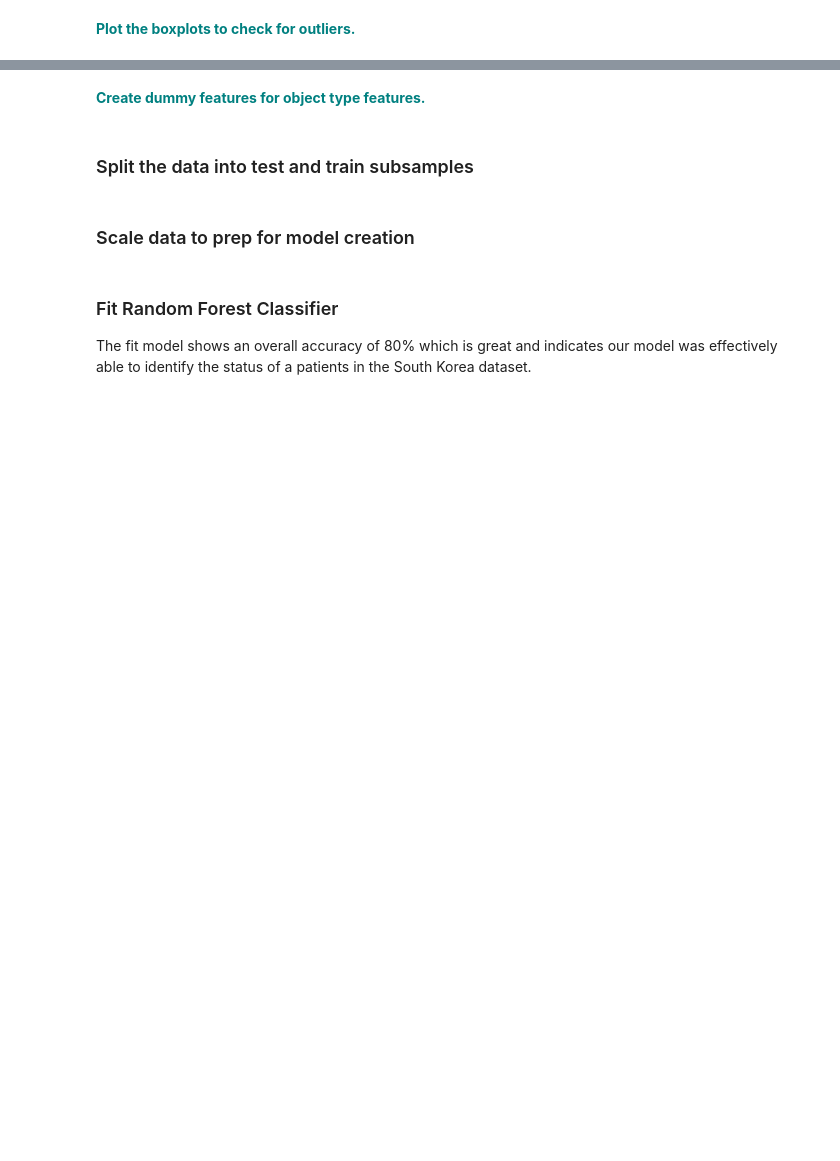
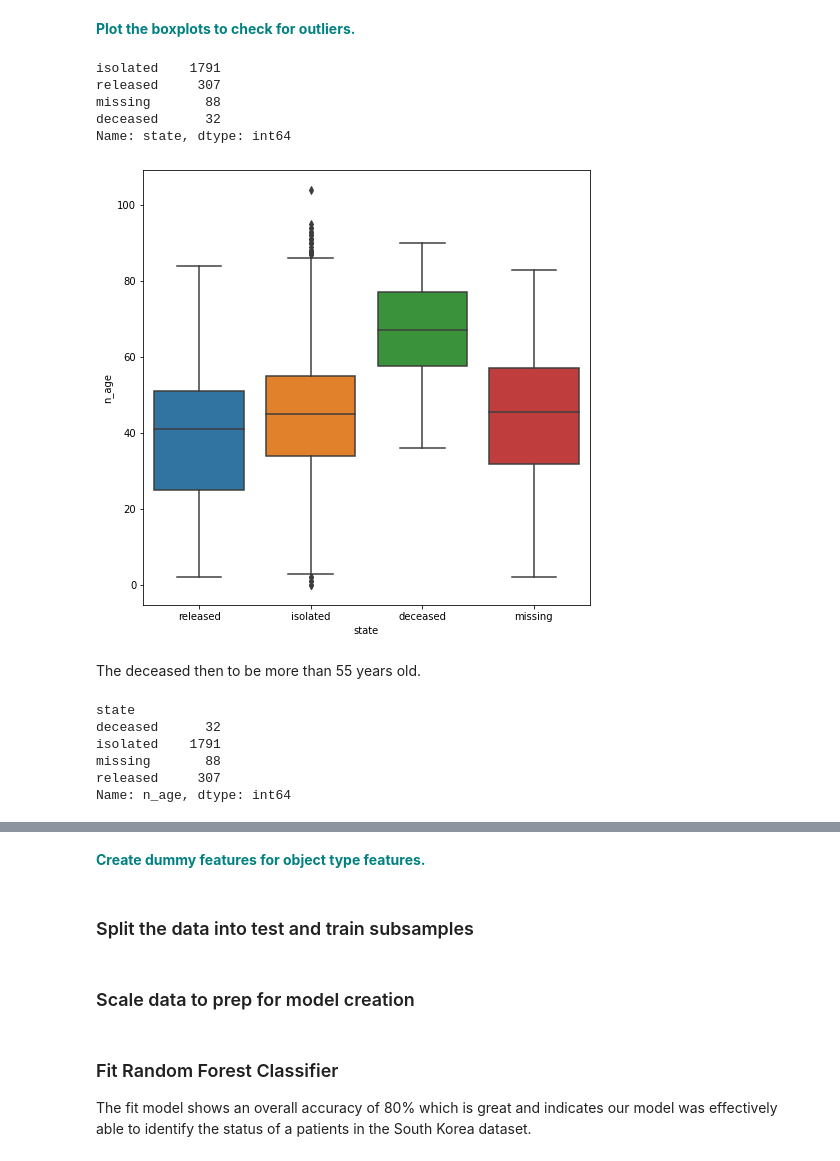
Before and after one commit to RafaelPinto/springboard, a Jupyter notebook: 1593492590_RandomForest_Covid_Case_Study_06302020/RandomForest Covid Case Study_06302020/RandomForest_casestudy_covid19.ipynb, the cells around one changed output, grey strips where cells are left out. Drawn from its saved outputs; the diff is of its cells as text; code cells hidden in the pictures; blank space fills up the shorter version.

```diff
--- a/1593492590_RandomForest_Covid_Case_Study_06302020/RandomForest Covid Case Study_06302020/RandomForest_casestudy_covid19.ipynb
+++ b/1593492590_RandomForest_Covid_Case_Study_06302020/RandomForest Covid Case Study_06302020/RandomForest_casestudy_covid19.ipynb
@@ -131,2 +481,26 @@ vn
 # %% [markdown]
 **<font color='teal'> Plot the boxplots to check for outliers. </font>**
+# %%
+df['state'].value_counts()
+# %% [output]
+isolated    1791
+released     307
+missing       88
+deceased      32
+Name: state, dtype: int64
+# %%
+fig, ax = plt.subplots(figsize=(8,8))
+_ = sns.boxplot(x='state', y='n_age', data=df)
+# %% [output]
+[figure, added]
+# %% [markdown]
+The deceased then to be more than 55 years old.
+# %%
+df.groupby('state')['n_age'].count()
+# %% [output]
+state
+deceased      32
+isolated    1791
+missing       88
+released     307
+Name: n_age, dtype: int64
```
Also changed, not shown: parts of 56 cells of this notebook, 2 other files.
